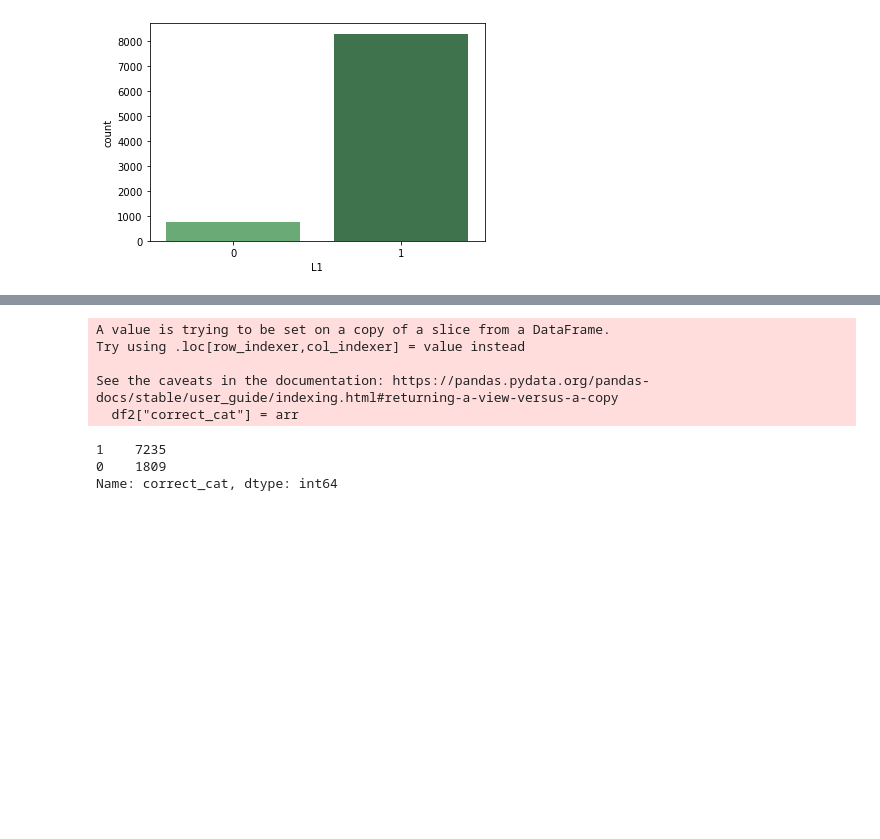
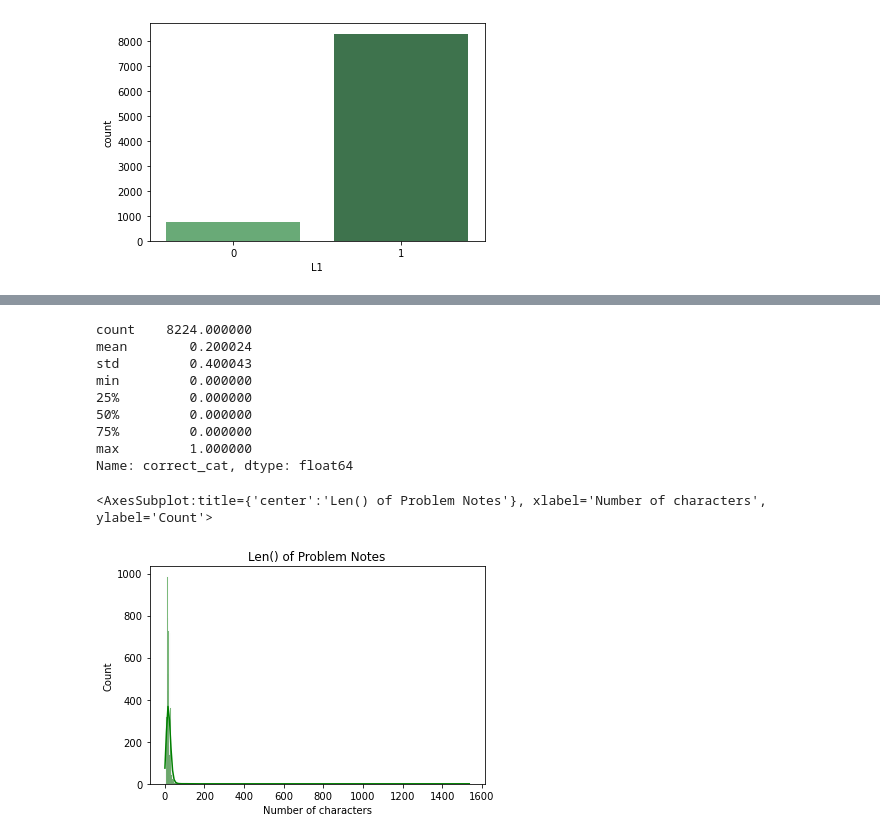
Before and after one commit to dpowell022/Helpdesk-Ticket-Auto-Categorization, a Jupyter notebook: Helpdesk Classification Validator.ipynb, the cells around one changed output, grey strips where cells are left out. Saved outputs shown, nothing was run; the diff lists cells and outputs as text; code cells hidden in the pictures; blank space fills up the shorter version.

```diff
--- a/Helpdesk Classification Validator.ipynb
+++ b/Helpdesk Classification Validator.ipynb
@@ -311,20 +301,39 @@ dtype: object
 # %%
-# GENERATE TARGET (Y) VARIABLE, AN 80/20 SPLIT OF 'ACCURATE' VS 'INACCURATE', SIMULATING REAL
-    # CATEGORIZATION ACCURACY
+# GENERATE TARGET (Y) VARIABLE, AN 80/20 SPLIT OF 1=INACCURATE and 0=ACCURATE, SIMULATING REAL
+    # CATEGORIZATION ACCURACY. THE TARGET VARIABLE IS THE NEGATIVE CLASS
+# GENERATED FEATURE VARIABLE IS RANDOMIZED
 
 N = int(df2.shape[0] * 0.8)
 K = int(df2.shape[0] * 0.2 + 1) # K zeros, N-K ones
-arr = np.array([0] * K + [1] * (N))
+arr = np.array([1] * K + [0] * (N))
 np.random.shuffle(arr)
 
 df2["correct_cat"] = arr
-df2.correct_cat.value_counts()
+#df2.loc[:,"correct_cat"] = df2["correct_cat"].astype(object)
+df2.correct_cat.describe()
 # %% [output]
-A value is trying to be set on a copy of a slice from a DataFrame.
-Try using .loc[row_indexer,col_indexer] = value instead
-
-See the caveats in the documentation: https://pandas.pydata.org/pandas-docs/stable/user_guide/indexing.html#returning-a-view-versus-a-copy
-  df2["correct_cat"] = arr
+count    8224.000000
+mean        0.200024
+std         0.400043
+min         0.000000
+25%         0.000000
+50%         0.000000
+75%         0.000000
+max         1.000000
+Name: correct_cat, dtype: float64
-1    7235
-0    1809
-Name: correct_cat, dtype: int64
+# %%
+# ENGINEER NEW FEATURES FOR LEN() OF USER ENTRY FIELDS
+
+df2["prob_notes_len"] = [len(x) for x in df2.problem_notes]
+df2["act_notes_len"] = [len(x) for x in df2.action_notes]
+# %%
+# COMPARE LEN OF PROB NOTES AND ACT NOTES, BOTH WILL SURELY NEED TO BE REGULARIZED FOR ML
+
+fig, ax = plt.subplots()
+fig.patch.set_facecolor('white')
+ax.set_title('Len() of Problem Notes')
+ax.set_xlabel('Number of characters')
+sns.histplot(data=df2, x="prob_notes_len", color="green", kde=True)
+# %% [output]
+<AxesSubplot:title={'center':'Len() of Problem Notes'}, xlabel='Number of characters', ylabel='Count'>
+[figure, added]
```
Also changed, not shown: parts of 55 cells of this notebook, 1 other file.
